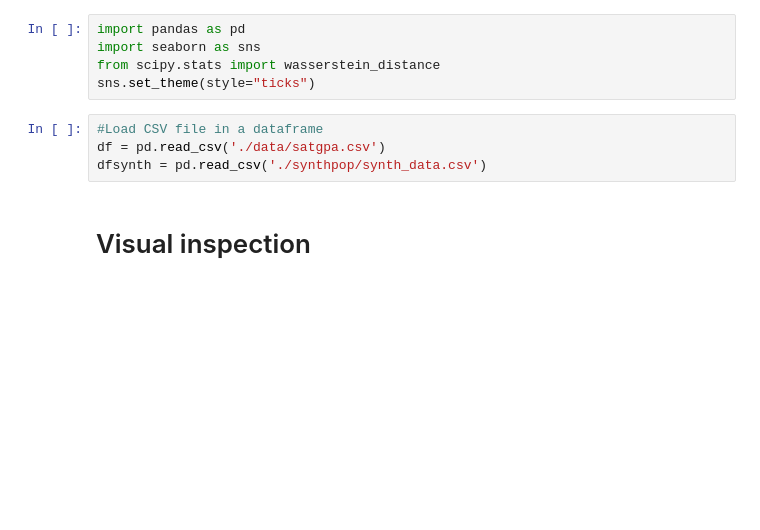
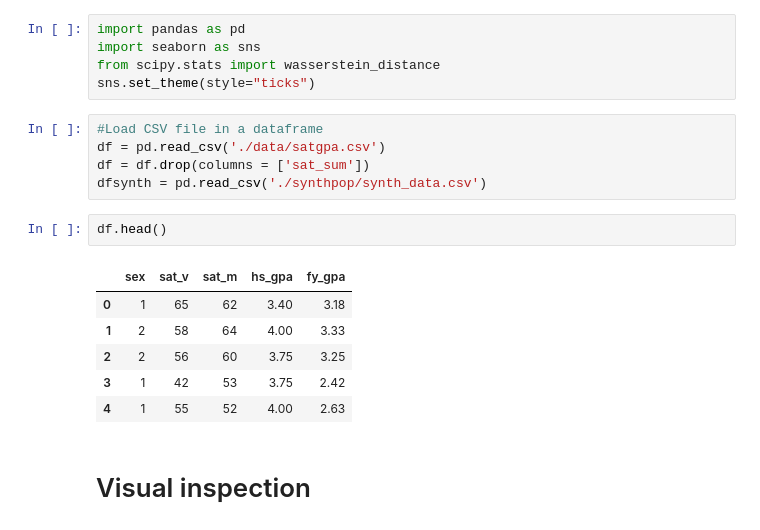
Before and after one commit to pbisaillon/hlg-mos, a Jupyter notebook: visualizations.ipynb, the cells around one changed output. Cells and saved outputs as stored; diff of their text form; blank space fills up the shorter version.

```diff
--- a/visualizations.ipynb
+++ b/visualizations.ipynb
@@ -6,7 +6,17 @@ sns.set_theme(style="ticks")
 # %%
 #Load CSV file in a dataframe
 df = pd.read_csv('./data/satgpa.csv')
+df = df.drop(columns = ['sat_sum'])
 dfsynth = pd.read_csv('./synthpop/synth_data.csv')
+# %%
+df.head()
+# %% [output]
+|  | sex | sat_v | sat_m | hs_gpa | fy_gpa |
+| 0 | 1 | 65 | 62 | 3.40 | 3.18 |
+| 1 | 2 | 58 | 64 | 4.00 | 3.33 |
+| 2 | 2 | 56 | 60 | 3.75 | 3.25 |
+| 3 | 1 | 42 | 53 | 3.75 | 2.42 |
+| 4 | 1 | 55 | 52 | 4.00 | 2.63 |
 # %% [markdown]
 # Visual inspection
 # %%
```
Also changed, not shown: parts of 8 cells of this notebook, 2 other files.
